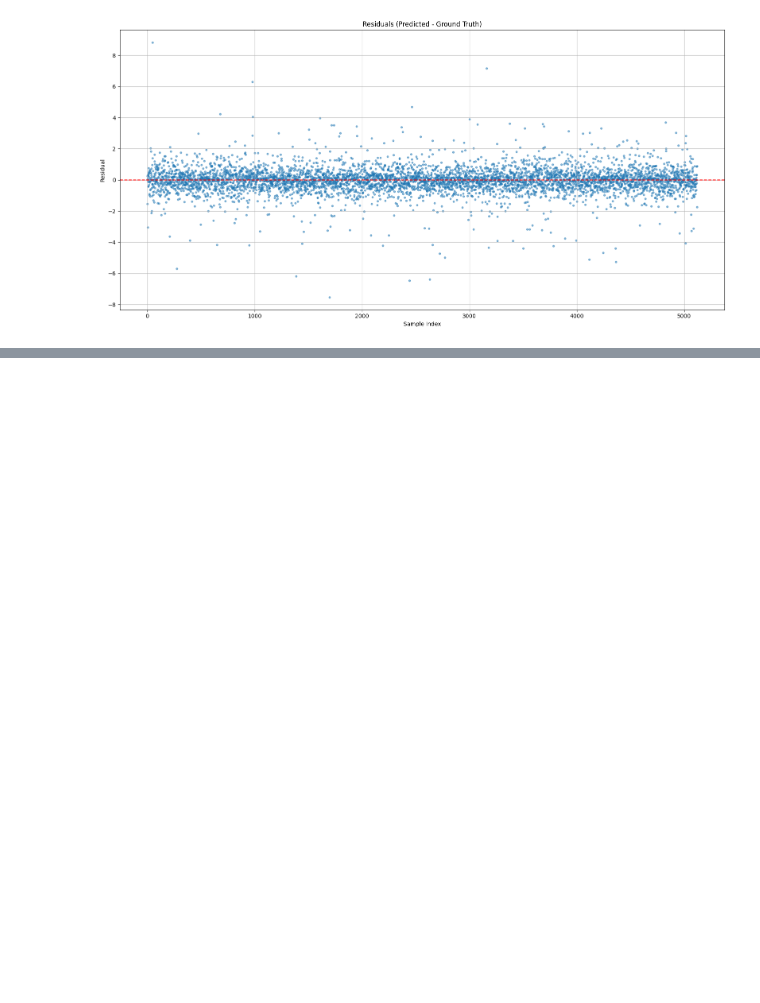
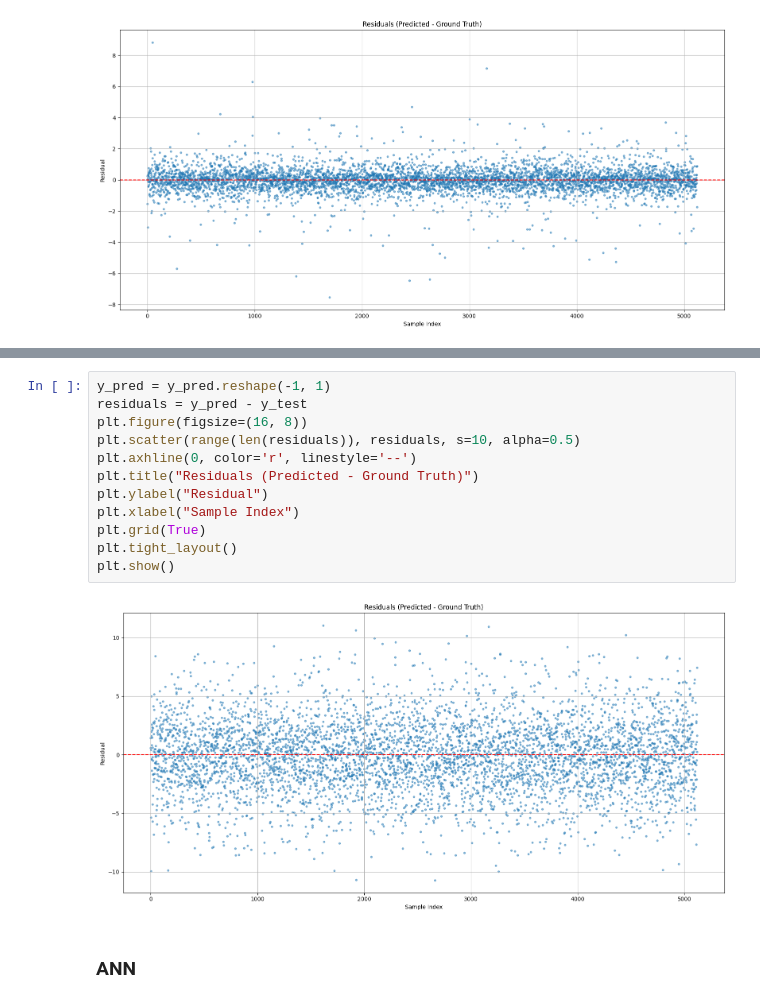
Before and after one commit to HaiyangTa/MCX_bbnirs_simulation_2layer, a Jupyter notebook: Fittings/FD_hhb2_delta.ipynb, the cells around one changed output, grey strips where cells are left out. Cells and saved outputs as stored; diff of their text form; blank space fills up the shorter version.

```diff
--- a/Fittings/FD_hhb2_delta.ipynb
+++ b/Fittings/FD_hhb2_delta.ipynb
@@ -254,0 +300,16 @@ plt.show()
+# %%
+y_pred = y_pred.reshape(-1, 1)
+residuals = y_pred - y_test
+plt.figure(figsize=(16, 8))
+plt.scatter(range(len(residuals)), residuals, s=10, alpha=0.5)
+plt.axhline(0, color='r', linestyle='--')
+plt.title("Residuals (Predicted - Ground Truth)")
+plt.ylabel("Residual")
+plt.xlabel("Sample Index")
+plt.grid(True)
+plt.tight_layout()
+plt.show()
+# %% [output]
+[figure, added]
+# %% [markdown]
+### ANN
```
Also changed, not shown: parts of 7 cells of this notebook.
